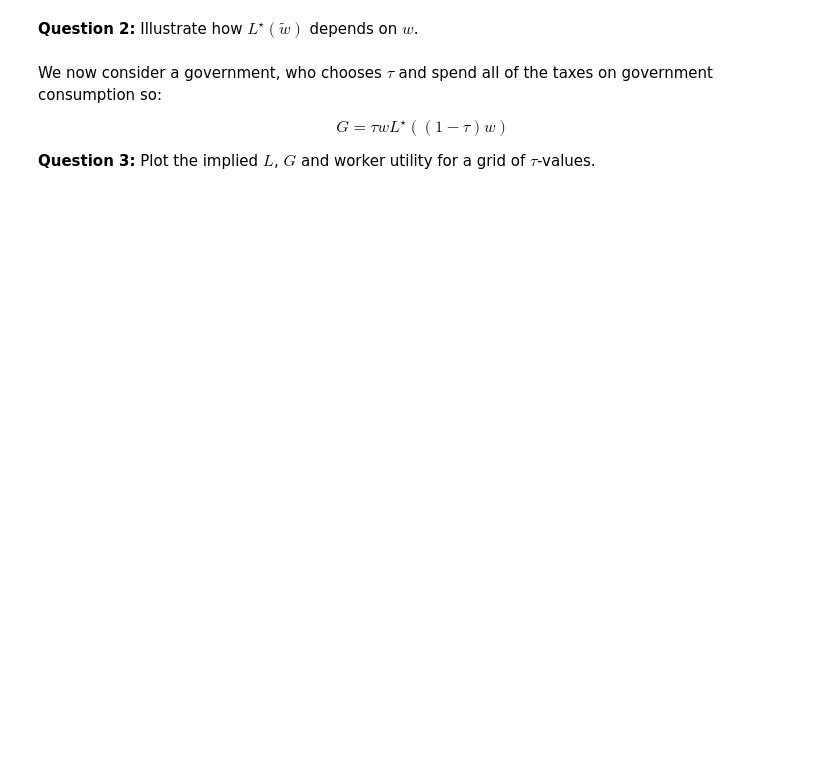
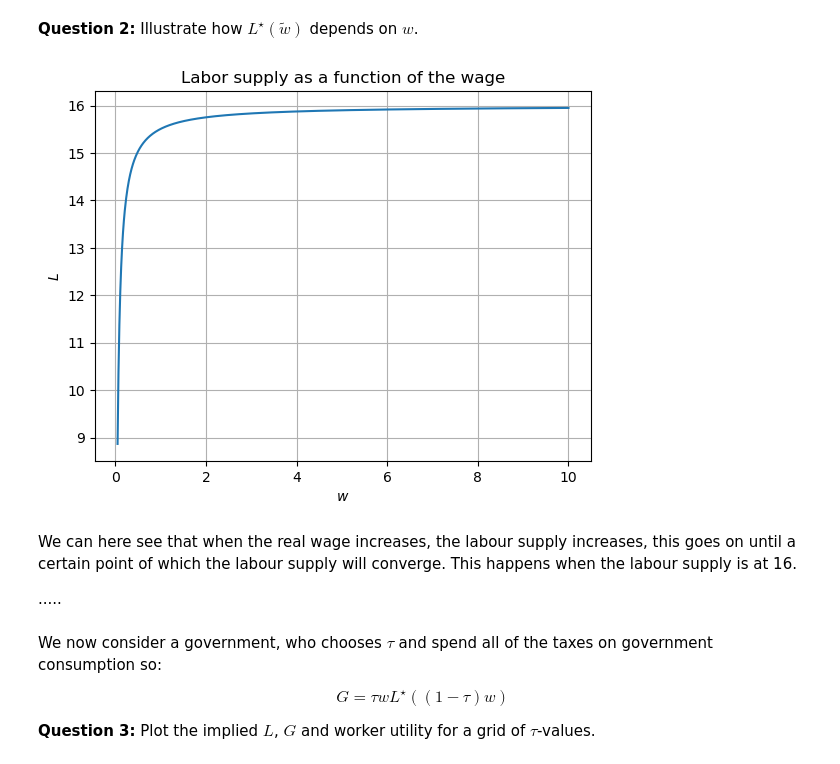
Before and after one commit to NumEconCopenhagen/projects-2023-jt, a Jupyter notebook: Exam/Exam-2023-notebook.ipynb, the cells around one changed output. Saved outputs shown, nothing was run; the diff lists cells and outputs as text; code cells hidden in the pictures; blank space fills up the shorter version.

```diff
--- a/Exam/Exam-2023-notebook.ipynb
+++ b/Exam/Exam-2023-notebook.ipynb
@@ -65,3 +109,37 @@ $$
+# %%
+# We define our baseline parameters
+alpha_val = 0.5
+kappa_val = 1.0
+nu_val = 1 / (2 * 16**2)
+tau_val = 0.30
+G_val = 1
+
+# we create a linspace for the wage values, tha twe are going to iterate over.
+w_values = np.linspace(0.05, 10.0, 1000)
+
+L_values = [opt.subs([ (alpha, alpha_val),          # We substitute the values in the expression for our parameters.
+                        (kappa, kappa_val),
+                        (nu, nu_val),
+                        (tau, tau_val),
+                        (G, G_val),
+                        (w_tilde, w_val),])
+                        for w_val in w_values]
+
+# We plot the results
+fig = plt.figure()
+ax = fig.add_subplot(1,1,1)
+ax.plot(w_values, L_values)
+ax.set_xlabel('$w$')
+ax.set_ylabel('$L$')
+ax.set_title('Labor supply as a function of the wage')
+ax.grid(True)
+plt.show()
+# %% [output]
+[figure, added]
+# %% [markdown]
+We can here see that when the real wage increases, the labour supply increases, this goes on until a certain point of which the labour supply will converge. This happens when the labour supply is at 16.
+
+.....
 # %% [markdown]
 
 We now consider a government, who chooses $\tau$ and spend all of the taxes on government consumption so:
```
Also changed, not shown: parts of 13 cells of this notebook.
